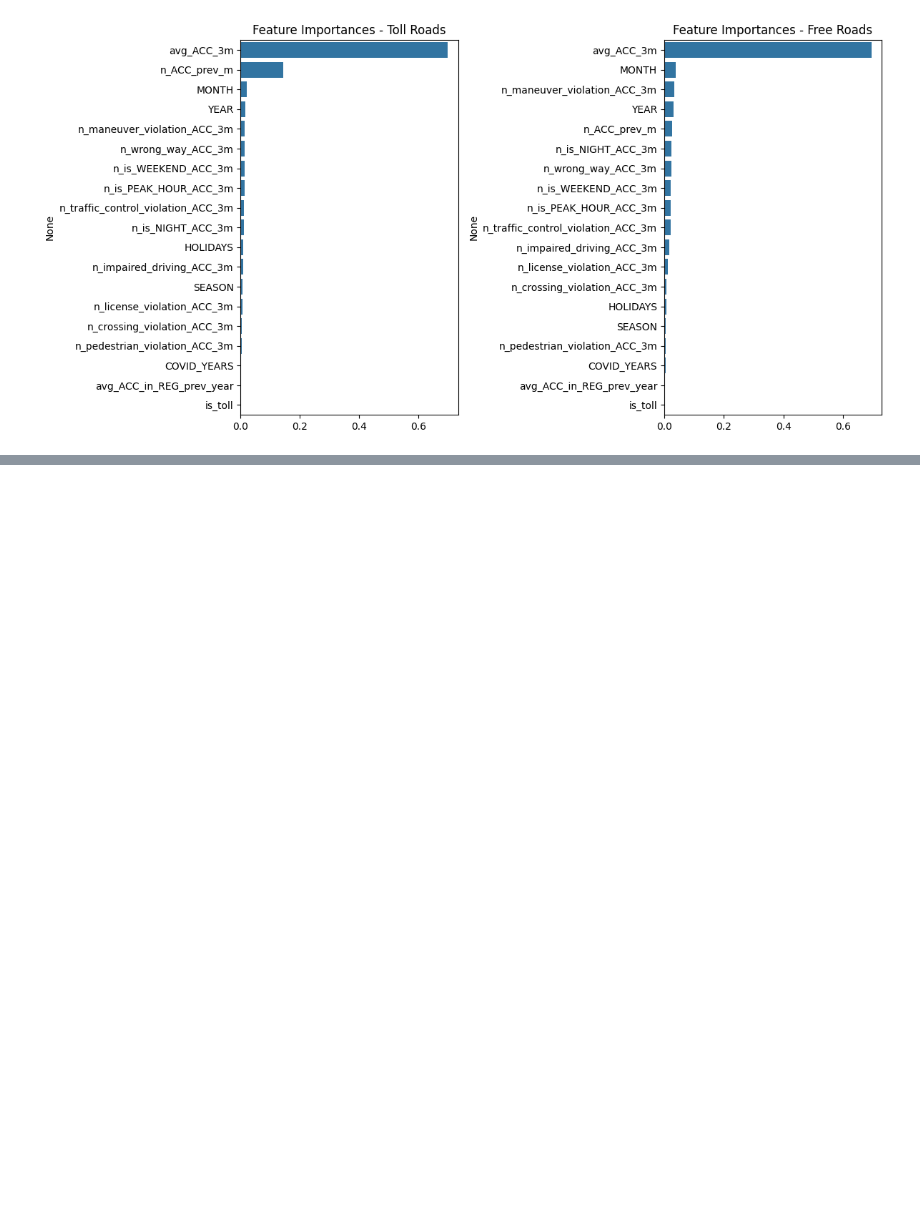
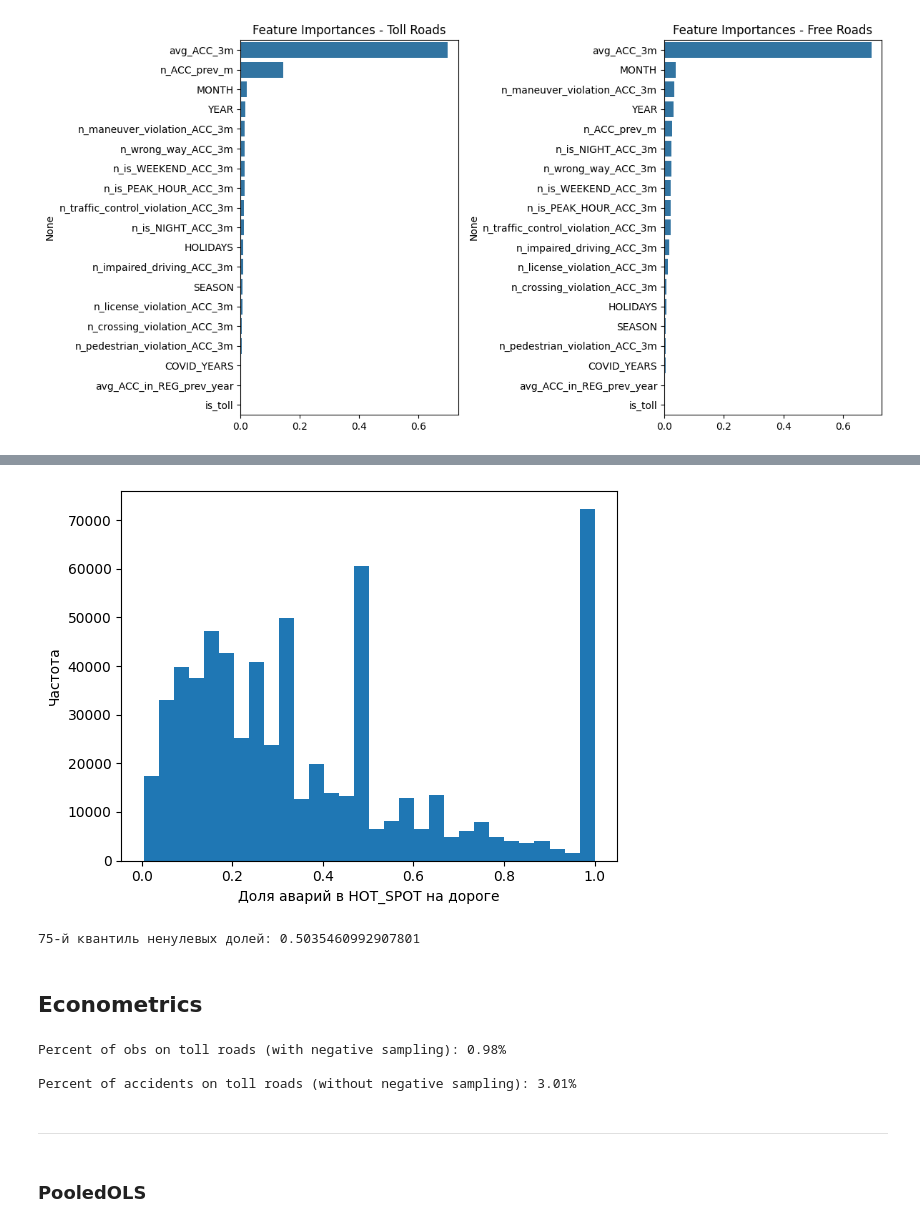
Before and after one commit to NastyaWheel/thesis, a Jupyter notebook: frequency/frequency_hypotheses.ipynb, the cells around one changed output, grey strips where cells are left out. Saved outputs shown, nothing was run; the diff lists cells and outputs as text; code cells hidden in the pictures; blank space fills up the shorter version.

```diff
--- a/frequency/frequency_hypotheses.ipynb
+++ b/frequency/frequency_hypotheses.ipynb
@@ -945,0 +796,5 @@ MCC:  0.46500963542453005
+# %%
+acc_hot_spots = pd.read_csv("C:/Users/Настя/YandexDisk-n4skolesnikova/HSE 4th year/Graduation Thesis/data/ACCIDENTS_HOT_SPOTS.csv")
+acc_hot_spots = acc_hot_spots.drop('Unnamed: 0', axis=1)
+print(acc_hot_spots.shape)
+acc_hot_spots.head()
@@ -945,0 +809,13 @@ MCC:  0.46500963542453005
+# %%
+le = LabelEncoder()
+acc_hot_spots['road_name_encoded'] = le.fit_transform(acc_hot_spots['road_name'])
+acc_hot_spots['region_road'] = acc_hot_spots['REGION'].astype(str) + '_' + acc_hot_spots['road_name_encoded'].astype(str)
+
+hotspot_share = (
+    acc_hot_spots
+    .groupby('region_road')['is_HOT_SPOT']
+    .mean()
+    .reset_index(name='HOTSPOT_share')
+)
+
+df_hot = df.merge(hotspot_share, on='region_road', how='left')
@@ -945,0 +834,36 @@ MCC:  0.46500963542453005
+# %%
+nonzero = df_hot[df_hot['HOTSPOT_share'] > 0]['HOTSPOT_share']
+
+plt.hist(nonzero, bins=30)
+plt.xlabel('Доля аварий в HOT_SPOT на дороге')
+plt.ylabel('Частота')
+plt.show()
+# %% [output]
+[figure, added]
+# %%
+q75_nz = nonzero.quantile(0.75)
+print("75-й квантиль ненулевых долей:", q75_nz)
+
+df_hot['is_HOTSPOT'] = (df_hot['HOTSPOT_share'] > q75_nz).astype(int)
+
+df_hot = df_hot[df_hot['is_HOTSPOT'] == 1]
+df_hot = df_hot.drop(columns='HOTSPOT_share', axis=1)
+# %% [output]
+75-й квантиль ненулевых долей: 0.5035460992907801
+# %% [markdown]
+## Econometrics
+# %%
+toll_roads_percent = ((df_hot['is_toll'] == 1).sum() / df_hot.shape[0]) * 100
+print(f"Percent of obs on toll roads (with negative sampling): {round(toll_roads_percent, 2)}%\n")
+
+df_accidents = df_hot[df_hot['n_ACCIDENTS'] > 0]
+toll_accidents_percent = ((df_accidents['is_toll'] == 1).sum() / df_accidents.shape[0]) * 100
+print(f"Percent of accidents on toll roads (without negative sampling): {round(toll_accidents_percent, 2)}%")
+# %% [output]
+Percent of obs on toll roads (with negative sampling): 0.98%
+
+Percent of accidents on toll roads (without negative sampling): 3.01%
+# %% [markdown]
+----
+# %% [markdown]
+### PooledOLS
```
Also changed, not shown: parts of 60 cells of this notebook, 1 other file.
